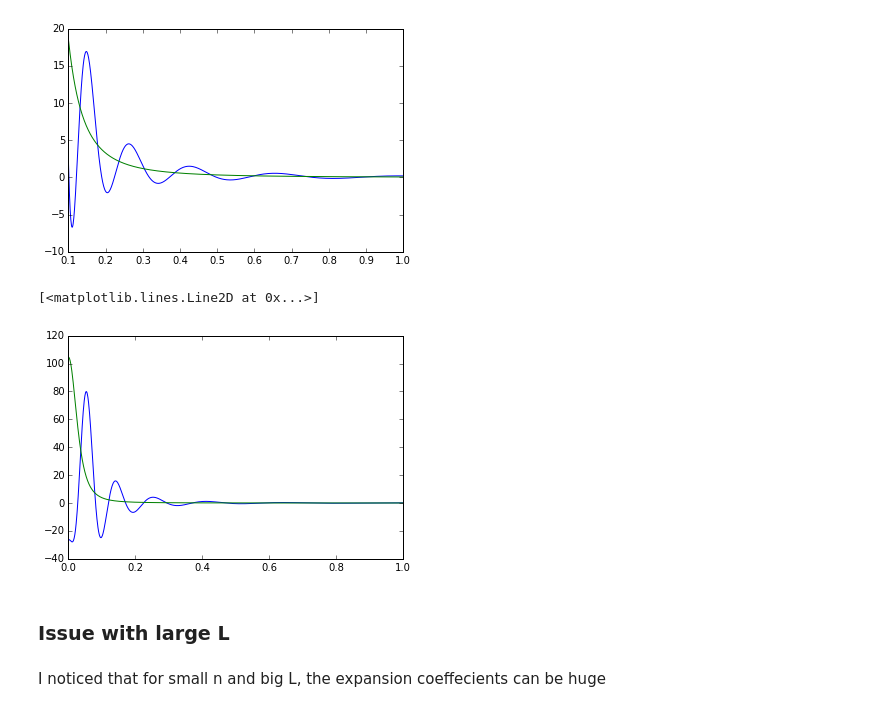
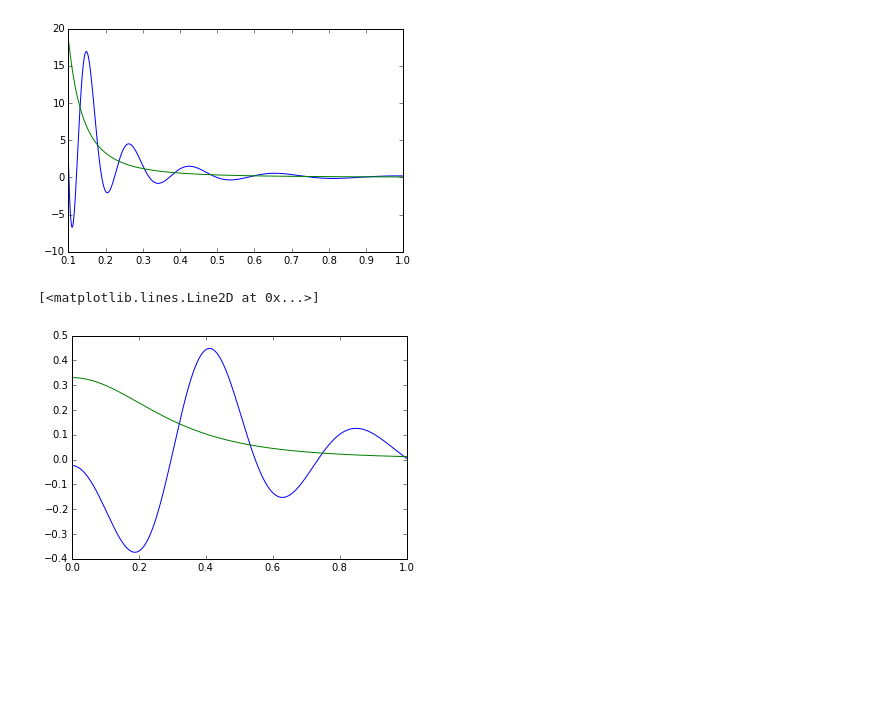
Before and after one commit to SeaifanAladdin/galpy-notebook, a Jupyter notebook: galpy/SCFPotential.ipynb, the cells around one changed output. Drawn from its saved outputs; the diff is of its cells as text; code cells hidden in the pictures; blank space fills up the shorter version.

```diff
--- a/galpy/SCFPotential.ipynb
+++ b/galpy/SCFPotential.ipynb
@@ -250,13 +250,9 @@ plt.plot(R, FlattenedPowerDensity(R, 0., 0))
 [<matplotlib.lines.Line2D at 0x...>]
 [figure]
 # %%
-z = nu.linspace(0,1,1000)
-plt.plot(z, calculateSCFDensity(scf, nu.ones((1000))*.05, z, 0))
-plt.plot(z, FlattenedPowerDensity(nu.ones((1000))*.05, z, 0))
+z = nu.linspace(0, 1,1000)
+plt.plot(z, calculateSCFDensity(scf, nu.ones((1000))*.5, z, 0))
+plt.plot(z, FlattenedPowerDensity(nu.ones((1000))*.5, z, 0))
 # %% [output]
 [<matplotlib.lines.Line2D at 0x...>]
-[figure, old version]
+[figure, new version]
-# %% [markdown]
-### Issue with large L
-# %% [markdown]
-I noticed that for small n and big L, the expansion coeffecients can be huge
```
Also changed, not shown: parts of 16 cells of this notebook.
